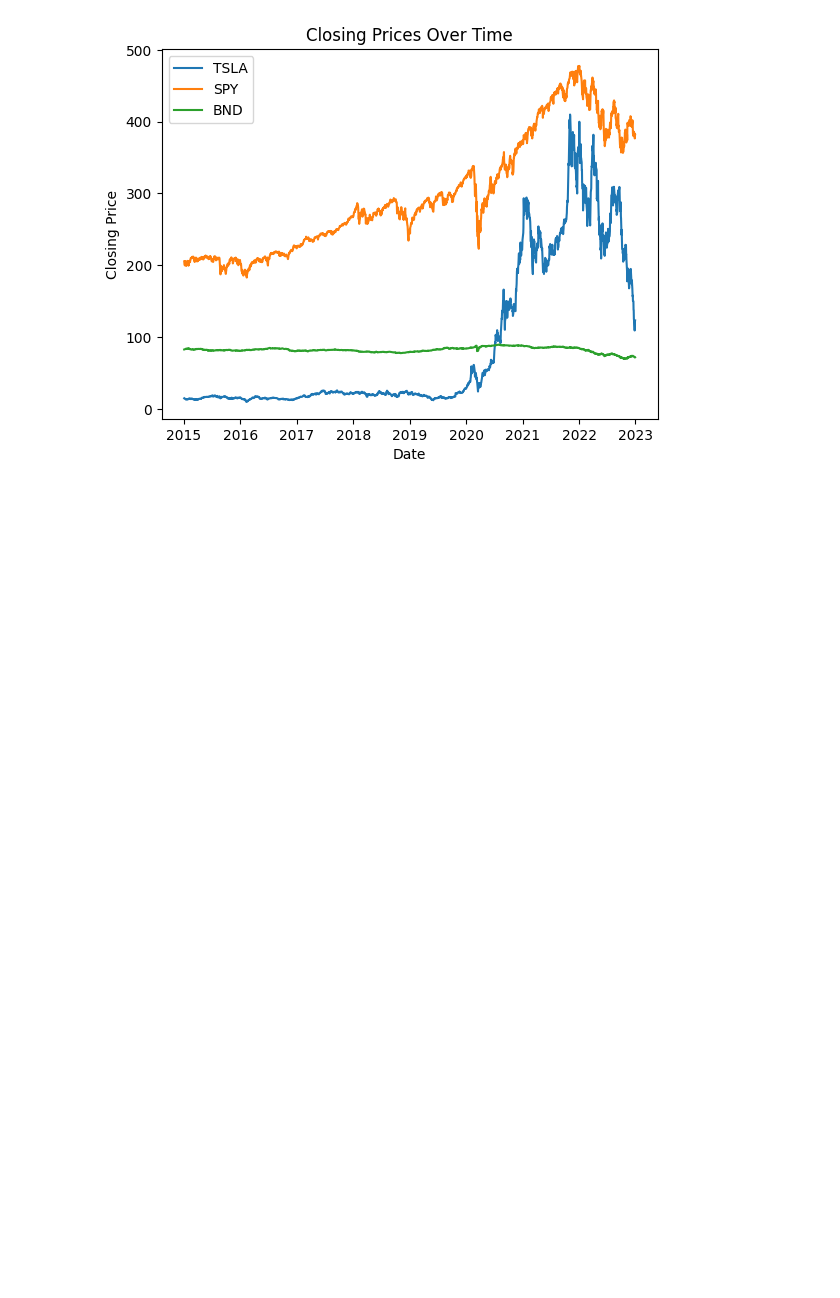
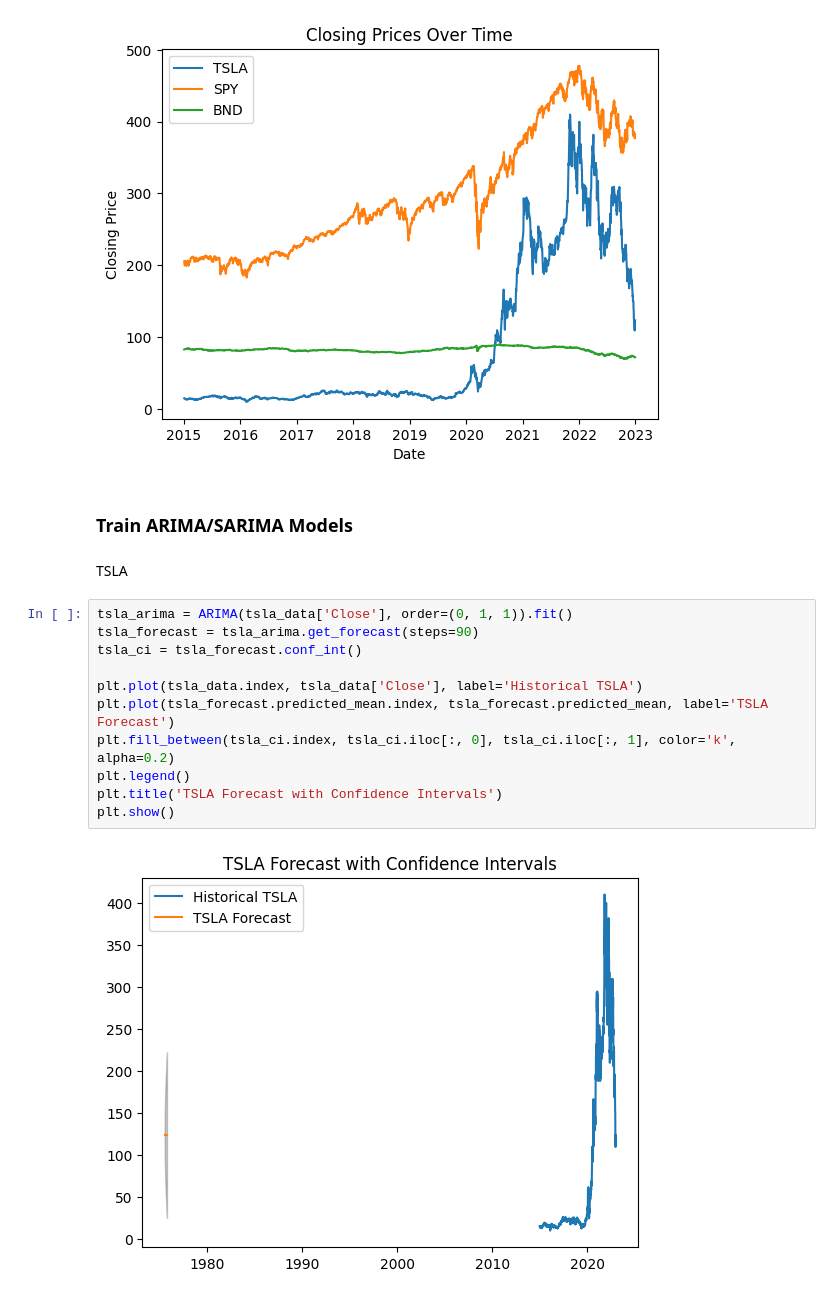
Before and after one commit to Birkity/PortfolioPredictor, a Jupyter notebook: notebooks/task_2.ipynb, the cells around one changed output. Cells and saved outputs as stored; diff of their text form; blank space fills up the shorter version.

```diff
--- a/notebooks/task_2.ipynb
+++ b/notebooks/task_2.ipynb
@@ -38,3 +38,20 @@ def plot_closing_prices(*dfs, labels):
 plot_closing_prices(tsla_data, spy_data, bnd_data, labels=['TSLA', 'SPY', 'BND'])
 # %% [output]
 [figure]
+# %% [markdown]
+### Train ARIMA/SARIMA Models
+# %% [markdown]
+TSLA
+# %%
+tsla_arima = ARIMA(tsla_data['Close'], order=(0, 1, 1)).fit()
+tsla_forecast = tsla_arima.get_forecast(steps=90)
+tsla_ci = tsla_forecast.conf_int()
+
+plt.plot(tsla_data.index, tsla_data['Close'], label='Historical TSLA')
+plt.plot(tsla_forecast.predicted_mean.index, tsla_forecast.predicted_mean, label='TSLA Forecast')
+plt.fill_between(tsla_ci.index, tsla_ci.iloc[:, 0], tsla_ci.iloc[:, 1], color='k', alpha=0.2)
+plt.legend()
+plt.title('TSLA Forecast with Confidence Intervals')
+plt.show()
+# %% [output]
+[figure, added]
```
Also changed, not shown: parts of 2 cells of this notebook.
